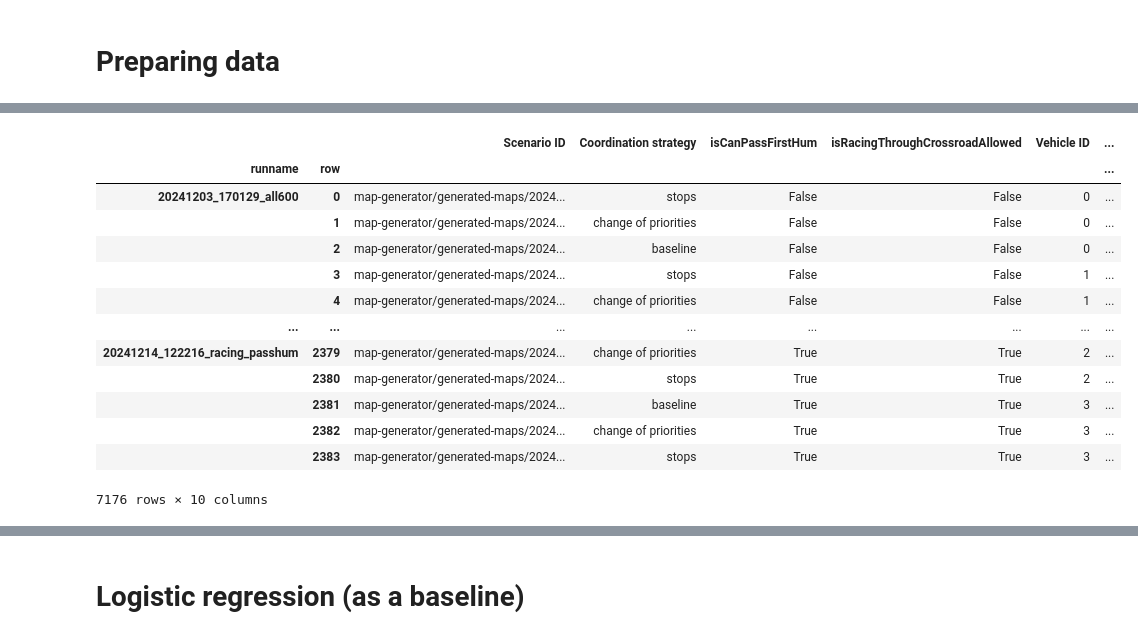
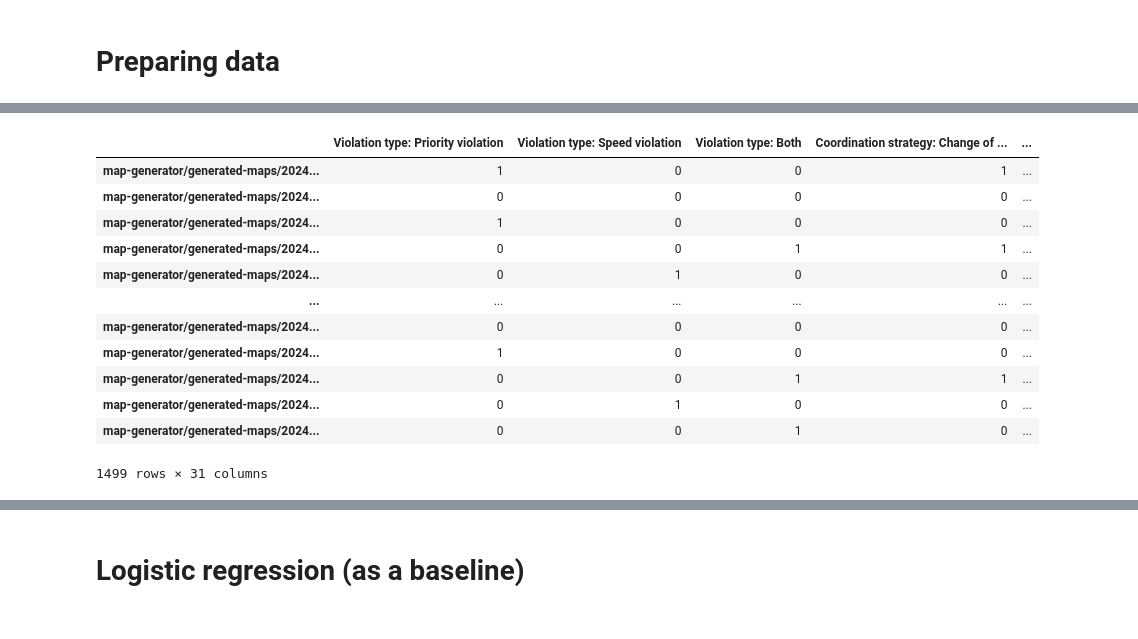
Before and after one commit to Olga-Mironenko/coordination_oru, a Jupyter notebook: scenario-analysis/model.ipynb, the cells around one changed output, grey strips where cells are left out. Drawn from its saved outputs; the diff is of its cells as text; code cells hidden in the pictures.

Commit message:
model.ipynb: supported `df_all_clean.csv`

```diff
--- a/scenario-analysis/model.ipynb
+++ b/scenario-analysis/model.ipynb
@@ -12,6 +12,9 @@ import sklearn.linear_model
 import sklearn.metrics
 import sklearn.model_selection
 
+pd.options.display.max_columns = 100
+pd.options.display.max_colwidth = 200
+
 warnings.filterwarnings("ignore", message="Can't initialize NVML")
 # %%
 DIRECTORY_DATA = 'data/model-autogluon'
@@ -44 +24,4 @@ COLUMNS_ALL = {**COLUMNS_NONSPLIT, **COLUMNS_INPUT, **COLUMNS_OUTPUT}
+# %%
+# FILENAME_DF_ALL_CLEAN = None
+FILENAME_DF_ALL_CLEAN = 'data/20241230_173555/df_all_clean.csv'
 # %%
@@ -75,18 +156,42 @@ memory usage: 4.5+ MB
 # %%
-df_inout = df_all[list(COLUMNS_ALL)]
-df_inout
+def parse_tuple_string(tuple_string):
+    if pd.isna(tuple_string):
+        return None
+    return ast.literal_eval(tuple_string)
+
+
+def preprocess_inout(df_inout):
+    df_inout = df_inout.copy()
+
+    linearization_columns = [col for col in df_inout.columns if isinstance(col, str) and col.startswith('Linearization')]
+    for col in linearization_columns:
+        df_inout[col] = df_inout[col].apply(parse_tuple_string)
+
+    dict_preprocessed = {}
+    for col, series2data in COLUMNS_ALL.items():
+        data = series2data(df_inout[col])
+        if not isinstance(data, list):
+            dict_preprocessed[col] = data
+        else:
+            for i, series in enumerate(data):
+                dict_preprocessed[f'{col}#{i}'] = series
+
+    return pd.DataFrame(dict_preprocessed)
+
+
+df_preprocessed = preprocess_inout(df_inout)
+df_preprocessed
 # %% [output]
-|  |  | Scenario ID | Coordination strategy | isCanPassFirstHum | isRacingThroughCrossroadAllowed | Vehicle ID | ... |
-| runname | row |  |  |  |  |  | ... |
-| 20241203_170129_all600 | 0 | map-generator/generated-maps/2024... | stops | False | False | 0 | ... |
-|  | 1 | map-generator/generated-maps/2024... | change of priorities | False | False | 0 | ... |
-|  | 2 | map-generator/generated-maps/2024... | baseline | False | False | 0 | ... |
-|  | 3 | map-generator/generated-maps/2024... | stops | False | False | 1 | ... |
-|  | 4 | map-generator/generated-maps/2024... | change of priorities | False | False | 1 | ... |
-| ... | ... | ... | ... | ... | ... | ... | ... |
-| 20241214_122216_racing_passhum | 2379 | map-generator/generated-maps/2024... | change of priorities | True | True | 2 | ... |
-|  | 2380 | map-generator/generated-maps/2024... | stops | True | True | 2 | ... |
-|  | 2381 | map-generator/generated-maps/2024... | baseline | True | True | 3 | ... |
-|  | 2382 | map-generator/generated-maps/2024... | change of priorities | True | True | 3 | ... |
-|  | 2383 | map-generator/generated-maps/2024... | stops | True | True | 3 | ... |
+|  | Violation type: Priority violation | Violation type: Speed violation | Violation type: Both | Coordination strategy: Change of ... | ... |
+| map-generator/generated-maps/2024... | 1 | 0 | 0 | 1 | ... |
+| map-generator/generated-maps/2024... | 0 | 0 | 0 | 0 | ... |
+| map-generator/generated-maps/2024... | 1 | 0 | 0 | 0 | ... |
+| map-generator/generated-maps/2024... | 0 | 0 | 1 | 1 | ... |
+| map-generator/generated-maps/2024... | 0 | 1 | 0 | 0 | ... |
+| ... | ... | ... | ... | ... | ... |
+| map-generator/generated-maps/2024... | 0 | 0 | 0 | 0 | ... |
+| map-generator/generated-maps/2024... | 1 | 0 | 0 | 0 | ... |
+| map-generator/generated-maps/2024... | 0 | 0 | 1 | 1 | ... |
+| map-generator/generated-maps/2024... | 0 | 1 | 0 | 0 | ... |
+| map-generator/generated-maps/2024... | 0 | 0 | 1 | 0 | ... |
-7176 rows × 10 columns
+1499 rows × 31 columns
```
Also changed, not shown: parts of 11 cells of this notebook, 1 other file.
